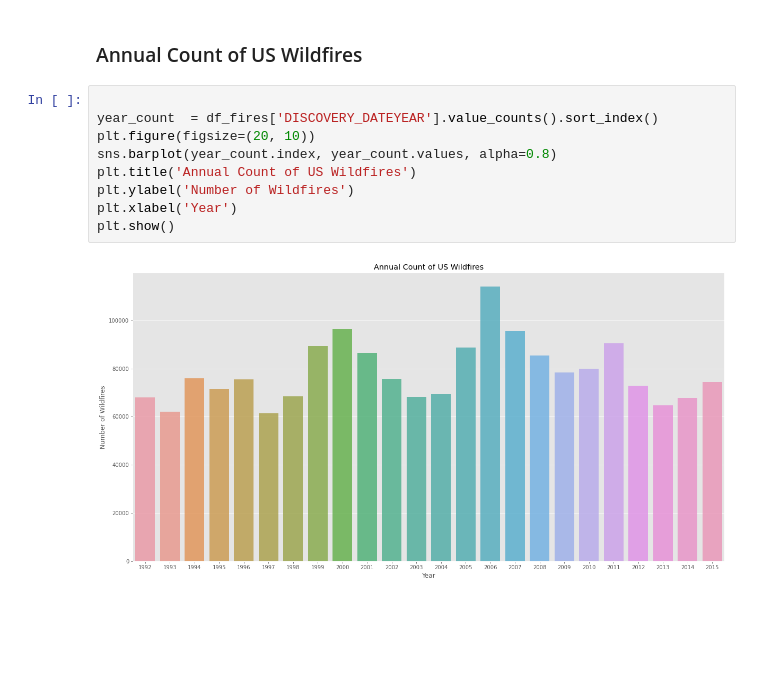
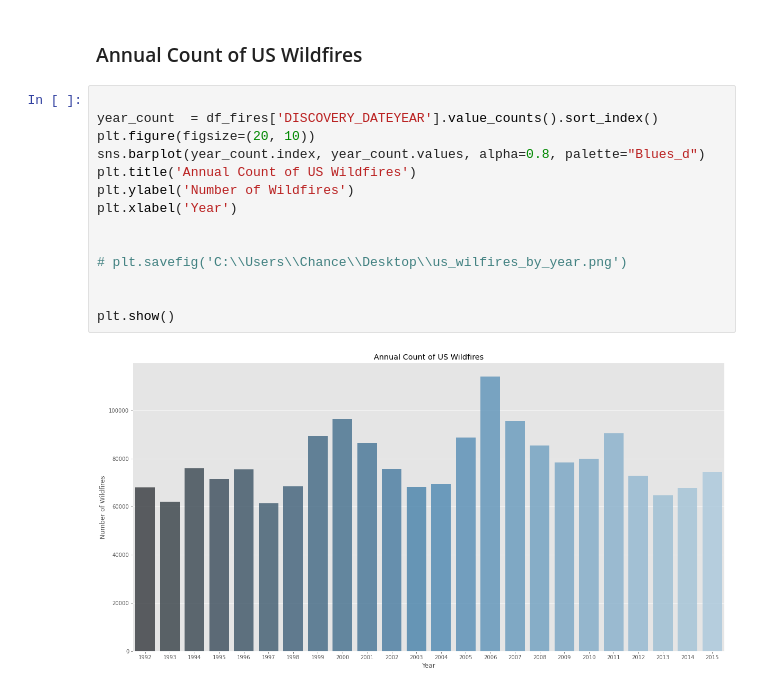
Before and after one commit to RobinsonCW/USWildfireAnalysis, a Jupyter notebook: src/exploratory_data_analysis/chance/python/Exploratory_Data_Analysis.ipynb, the cells around one changed output. Drawn from its saved outputs; the diff is of its cells as text; blank space fills up the shorter version.

```diff
--- a/src/exploratory_data_analysis/chance/python/Exploratory_Data_Analysis.ipynb
+++ b/src/exploratory_data_analysis/chance/python/Exploratory_Data_Analysis.ipynb
@@ -144,11 +148,16 @@ df_fires['DISCOVERY_DATEYEAR'] = pd.DatetimeIndex(df_fires["DISCOVERY_DATETIME"]
 # %%
 
 year_count  = df_fires['DISCOVERY_DATEYEAR'].value_counts().sort_index()
 plt.figure(figsize=(20, 10))
-sns.barplot(year_count.index, year_count.values, alpha=0.8)
+sns.barplot(year_count.index, year_count.values, alpha=0.8, palette="Blues_d")
 plt.title('Annual Count of US Wildfires')
 plt.ylabel('Number of Wildfires')
 plt.xlabel('Year')
+
+
+# plt.savefig('C:\\Users\\Chance\\Desktop\\us_wilfires_by_year.png')
+
+
 plt.show()
 # %% [output]
-[figure, old version]
+[figure, new version]
```
Also changed, not shown: parts of 5 cells of this notebook, 1 other file.
